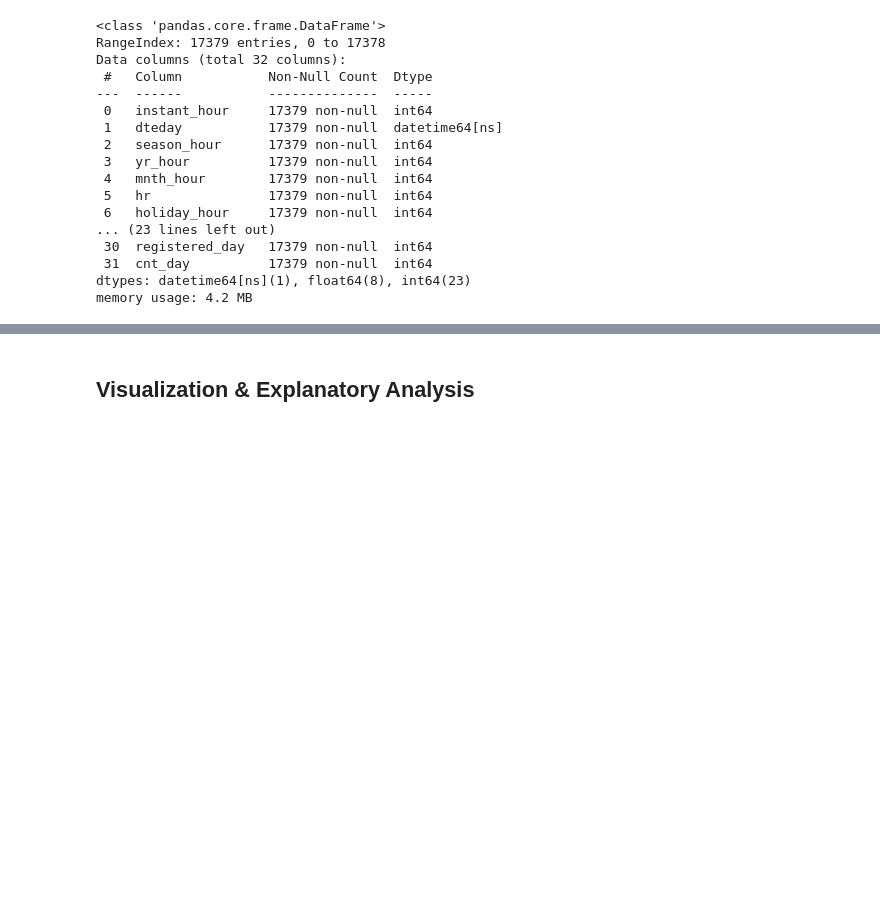
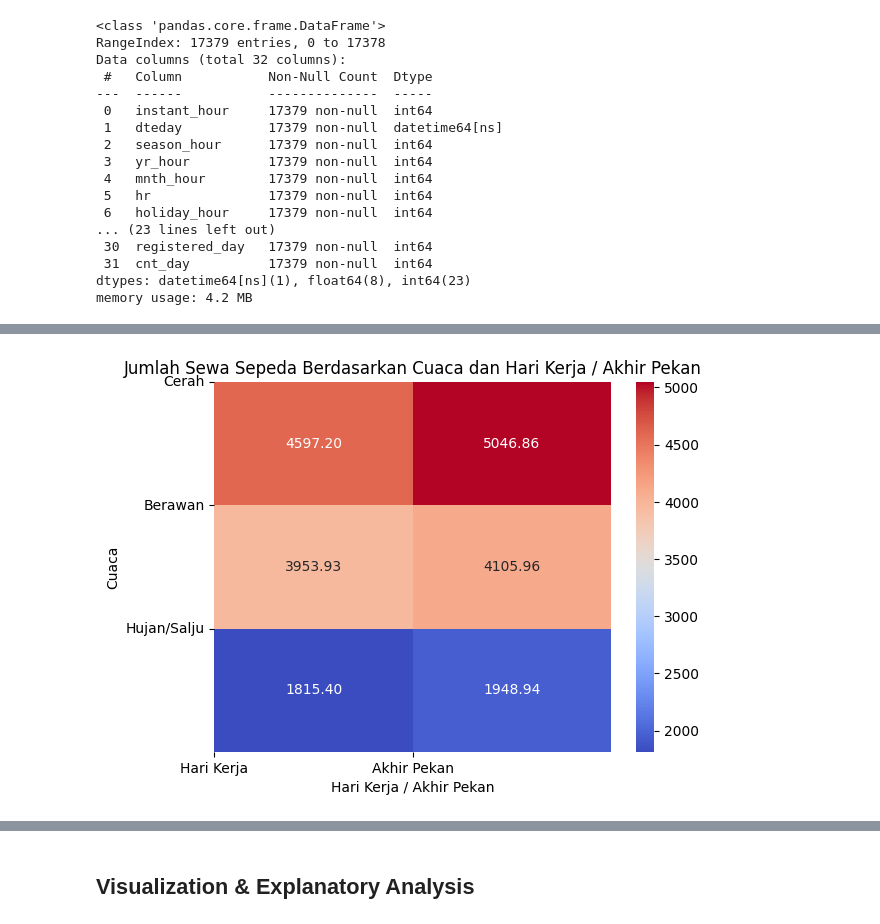
Before and after one commit to tsyaslsbl/Proyek_Analisis_Data, a Jupyter notebook: Notebook.ipynb, the cells around one changed output, grey strips where cells are left out. Cells and saved outputs as stored; diff of their text form; code cells hidden in the pictures; blank space fills up the shorter version.

```diff
--- a/Notebook.ipynb
+++ b/Notebook.ipynb
@@ -162,0 +173,13 @@ data_gabungan.to_csv("data_gabungan.csv", index=False)
+# %%
+# Heatmap antara hari kerja vs akhir pekan dengan cuaca dan jumlah sewa sepeda
+pivot = data_gabungan.pivot_table(values='cnt_day', index='weathersit_day', columns='workingday_day', aggfunc='mean')
+sns.heatmap(pivot, annot=True, cmap='coolwarm', fmt='.2f')
+plt.title('Jumlah Sewa Sepeda Berdasarkan Cuaca dan Hari Kerja / Akhir Pekan')
+plt.xlabel('Hari Kerja / Akhir Pekan')
+plt.ylabel('Cuaca')
+plt.yticks(ticks=[0,1,2], labels=['Cerah', 'Berawan', 'Hujan/Salju'])
+plt.yticks(rotation=0)
+plt.xticks(ticks=[0, 1], labels=['Hari Kerja', 'Akhir Pekan'])
+plt.show()
+# %% [output]
+[figure, added]
```
Also changed, not shown: parts of 10 cells of this notebook, 2 other files.
